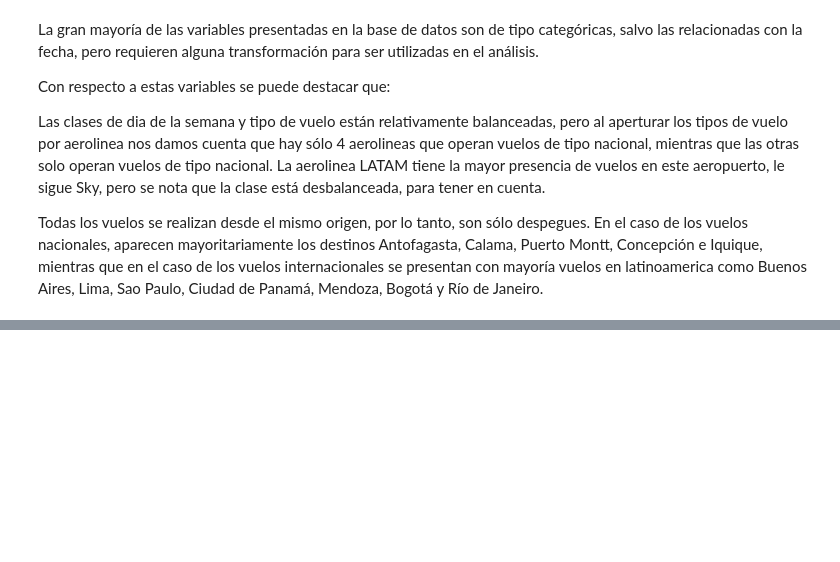
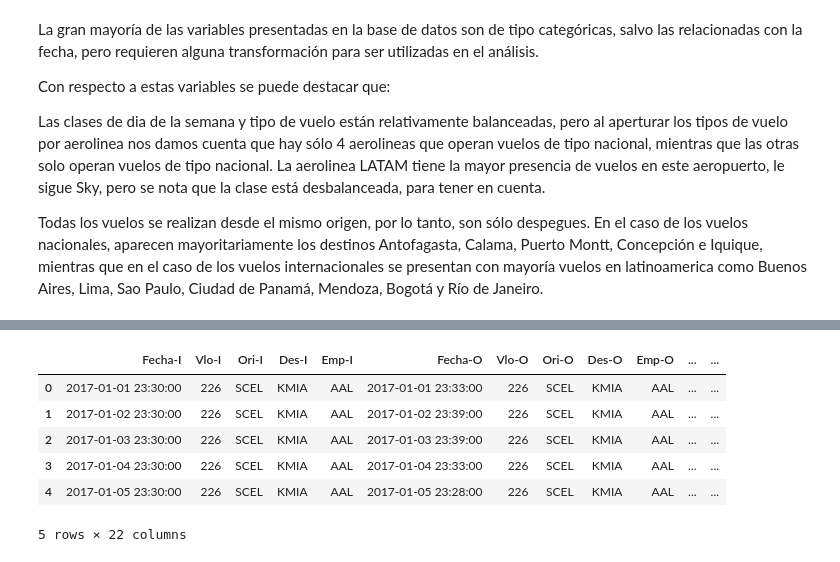
Before and after one commit to dpandelarab/challenge_latam, a Jupyter notebook: solution.ipynb, the cells around one changed output, grey strips where cells are left out. Cells and saved outputs as stored; diff of their text form; code cells hidden in the pictures; blank space fills up the shorter version.

```diff
--- a/solution.ipynb
+++ b/solution.ipynb
@@ -194,0 +201,17 @@ Todas los vuelos se realizan desde el mismo origen, por lo tanto, son sólo desp
+# %%
+#Se incluye hasta un día despues, para que considere todos los viajes dentro del ultimo día, ya que se toma por defecto la hora 0:00
+df['temporada_alta'] = 1*1*((df['Fecha-I'].between(datetime(2017,12,15),datetime(2017,3,4))) | (df['Fecha-I'].between(datetime(2017,7,15),datetime(2017,8,1))) | (df['Fecha-I'].between(datetime(2017,9,11),datetime(2017,10,1))))
+df['dif_min'] = (df['Fecha-O']-df['Fecha-I'])/np.timedelta64(1, 'm')
+df['atraso_15'] = 1*(df['dif_min']>15)
+df['periodo_dia'] = ["mañana" if time(5,0,0) <= x.time() <=time(11,59,59) else "tarde"
+                    if time(12,0,0) <= x.time() <= time(18,59,59) else "noche" for x in df['Fecha-I']]
+# %%
+df.head()
+# %% [output]
+|  | Fecha-I | Vlo-I | Ori-I | Des-I | Emp-I | Fecha-O | Vlo-O | Ori-O | Des-O | Emp-O | ... | ... |
+| 0 | 2017-01-01 23:30:00 | 226 | SCEL | KMIA | AAL | 2017-01-01 23:33:00 | 226 | SCEL | KMIA | AAL | ... | ... |
+| 1 | 2017-01-02 23:30:00 | 226 | SCEL | KMIA | AAL | 2017-01-02 23:39:00 | 226 | SCEL | KMIA | AAL | ... | ... |
+| 2 | 2017-01-03 23:30:00 | 226 | SCEL | KMIA | AAL | 2017-01-03 23:39:00 | 226 | SCEL | KMIA | AAL | ... | ... |
+| 3 | 2017-01-04 23:30:00 | 226 | SCEL | KMIA | AAL | 2017-01-04 23:33:00 | 226 | SCEL | KMIA | AAL | ... | ... |
+| 4 | 2017-01-05 23:30:00 | 226 | SCEL | KMIA | AAL | 2017-01-05 23:28:00 | 226 | SCEL | KMIA | AAL | ... | ... |
+5 rows × 22 columns
```
Also changed, not shown: parts of 4 cells of this notebook, 1 other file.
